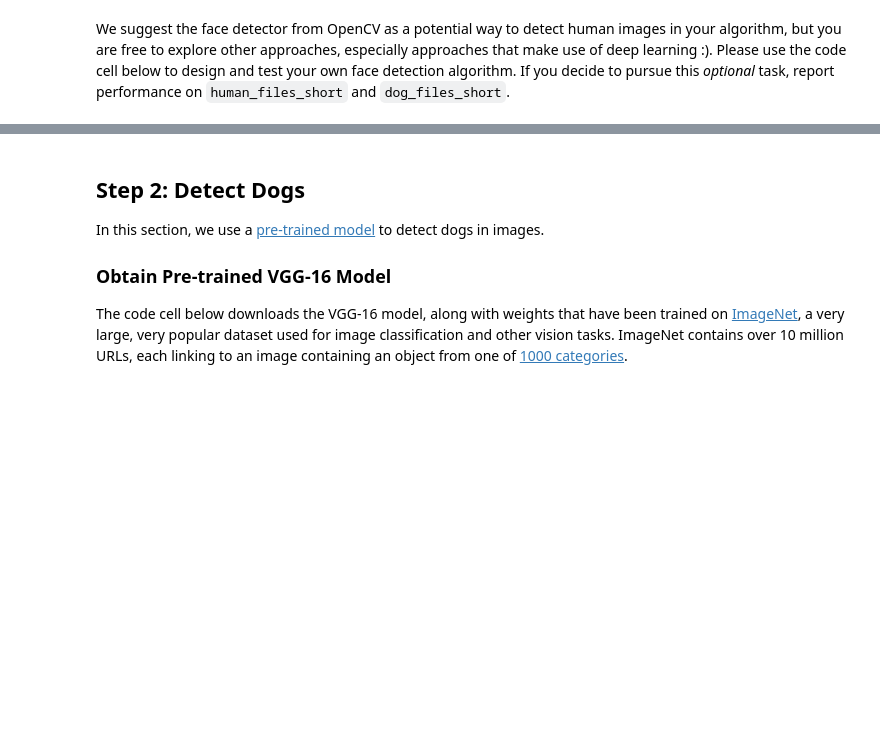
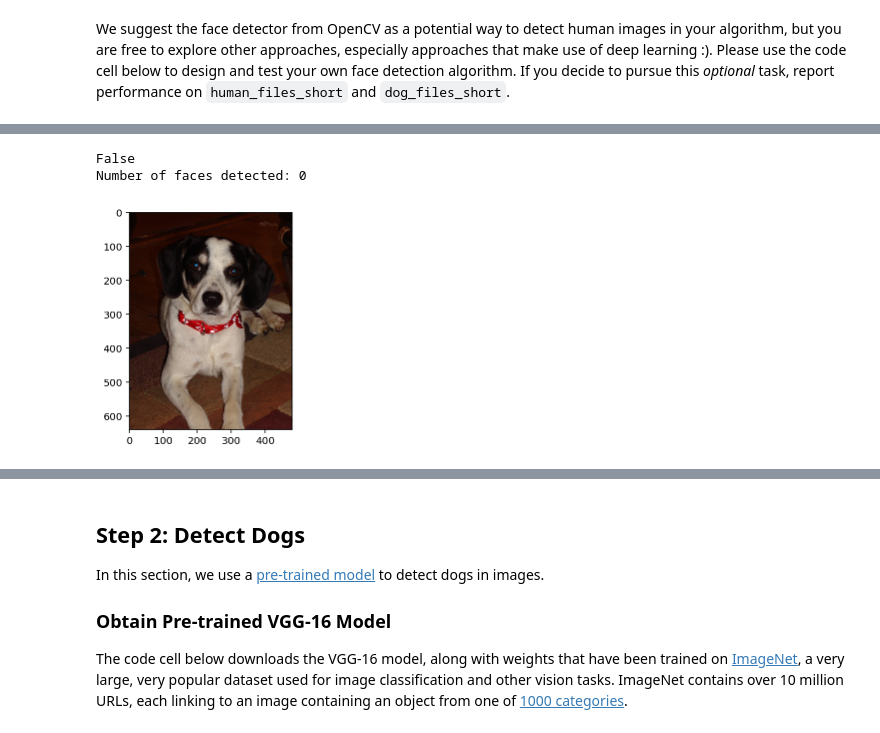
Before and after one commit to justinbellucci/dog_breed_classifier_app, a Jupyter notebook: dog_app.ipynb, the cells around one changed output, grey strips where cells are left out. Drawn from its saved outputs; the diff is of its cells as text; code cells hidden in the pictures; blank space fills up the shorter version.

```diff
--- a/dog_app.ipynb
+++ b/dog_app.ipynb
@@ -220 +223,25 @@ Number of faces detected: 1
+# %%
+# ------ CNN face detection --------
+
+# img = dlib.load_rgb_image(human_files_short[55])
+img = dlib.load_rgb_image(dog_files_short[0])
+
+cnn_face_detector = dlib.cnn_face_detection_model_v1('CNN/mmod_human_face_detector.dat')
+dets = cnn_face_detector(img, 1)
+print(len(dets) > 0)
+
+print("Number of faces detected: {}".format(len(dets)))
+for i, d in enumerate(dets):
+    print("Detection {}: Left: {} Top: {} Right: {} Bottom: {} Confidence: {:.3f}".format(
+          i, d.rect.left(), d.rect.top(), d.rect.right(), d.rect.bottom(), d.confidence))
+#     print(d.rect)
+    x, y, w, h = d.rect.left(), d.rect.top(), d.rect.right(), d.rect.bottom()
+    cv2.rectangle(img, (x, y), (w, h), (255, 255, 255), 2)
+
+plt.imshow(img)
+plt.show()
+# %% [output]
+False
+Number of faces detected: 0
+[figure, added]
 # %%
```
Also changed, not shown: parts of 8 cells of this notebook.
